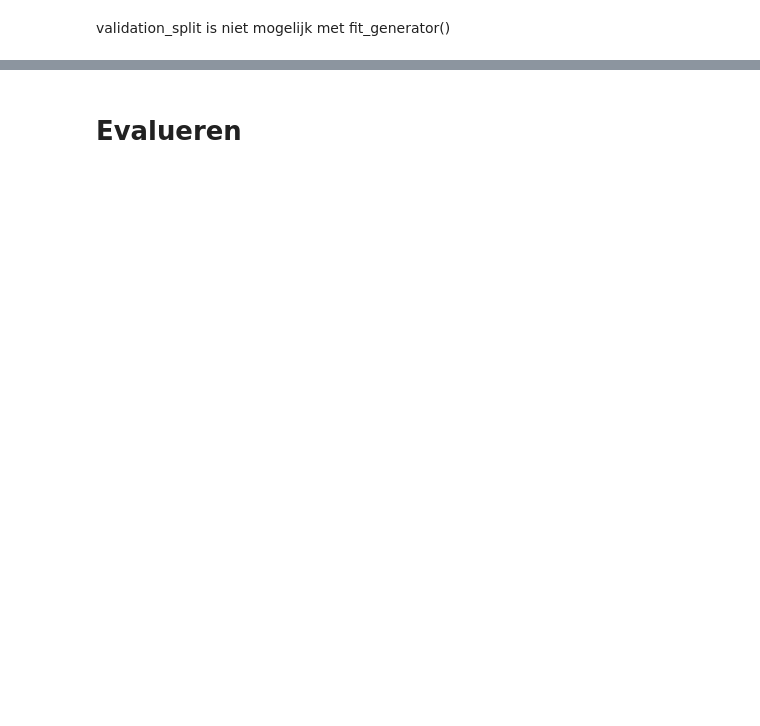
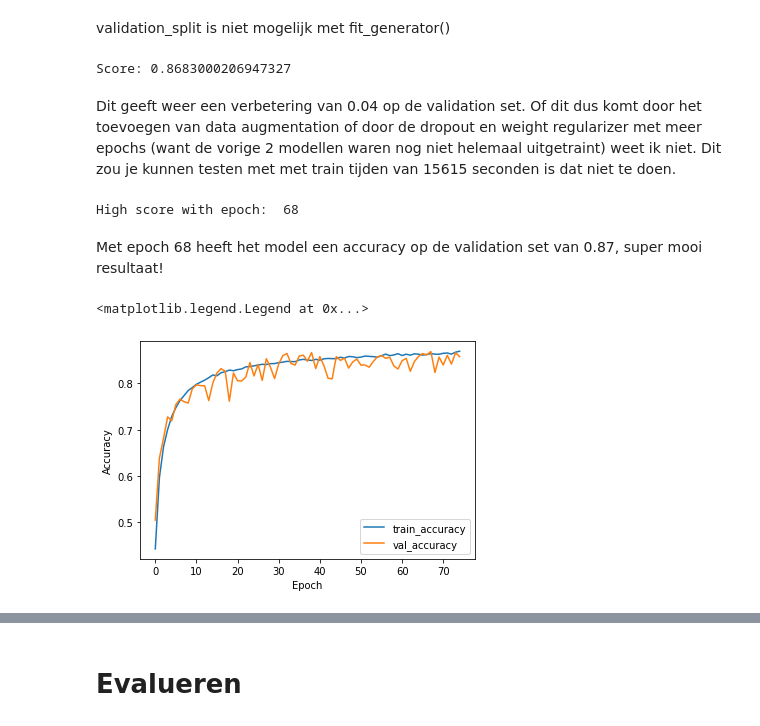
Before and after one commit to nielsbijl/ML, a Jupyter notebook: NeuralNetwerk/backupbackup.ipynb, the cells around one changed output, grey strips where cells are left out. Saved outputs shown, nothing was run; the diff lists cells and outputs as text; code cells hidden in the pictures; blank space fills up the shorter version.

```diff
--- a/NeuralNetwerk/backupbackup.ipynb
+++ b/NeuralNetwerk/backupbackup.ipynb
@@ -693,6 +742,6 @@ datagen = ImageDataGenerator(
 datagen.fit(X_train)
 # %%
 startTime = time.time()
-history_with_datagen = model.fit_generator(datagen.flow(X_train, y_train, batch_size=64), epochs=15, verbose=1, validation_data=(X_test, y_test))
+history_with_datagen = model.fit_generator(datagen.flow(X_train, y_train, batch_size=64), epochs=75, verbose=1, validation_data=(X_test, y_test))
 print("Time: ", time.time() - startTime)
 # %% [output]
@@ -701,10 +767,23 @@ KeyboardInterrupt:
 # %% [markdown]
 validation_split is niet mogelijk met fit_generator()
+# %%
+print("Score:", max(history_with_datagen.history['val_accuracy']))
+# %% [output]
+Score: 0.8683000206947327
+# %% [markdown]
+Dit geeft weer een verbetering van 0.04 op de validation set. Of dit dus komt door het toevoegen van data augmentation of door de dropout en weight regularizer met meer epochs (want de vorige 2 modellen waren nog niet helemaal uitgetraint) weet ik niet. Dit zou je kunnen testen met met train tijden van 15615 seconden is dat niet te doen.
 # %%
-print("Vorige score:", max(history.history['val_accuracy']), "\nMeer fully connected layers score", max(history_with_datagen.history_with_datagen['val_accuracy']))
+print("High score with epoch: ", history_with_datagen.history['val_accuracy'].index(max(history_with_datagen.history['val_accuracy'])) + 1)
+# %% [output]
+High score with epoch:  68
+# %% [markdown]
+Met epoch 68 heeft het model een accuracy op de validation set van 0.87, super mooi resultaat!
 # %%
-plt.plot(history_with_datagen.history_with_datagen['accuracy'], label='train_accuracy')
-plt.plot(history_with_datagen.history_with_datagen['val_accuracy'], label = 'val_accuracy')
+plt.plot(history_with_datagen.history['accuracy'], label='train_accuracy')
+plt.plot(history_with_datagen.history['val_accuracy'], label = 'val_accuracy')
 plt.xlabel('Epoch')
 plt.ylabel('Accuracy')
 plt.legend(loc='lower right')
+# %% [output]
+<matplotlib.legend.Legend at 0x...>
+[figure, added]
```
Also changed, not shown: parts of 48 cells of this notebook, 1 other file.
